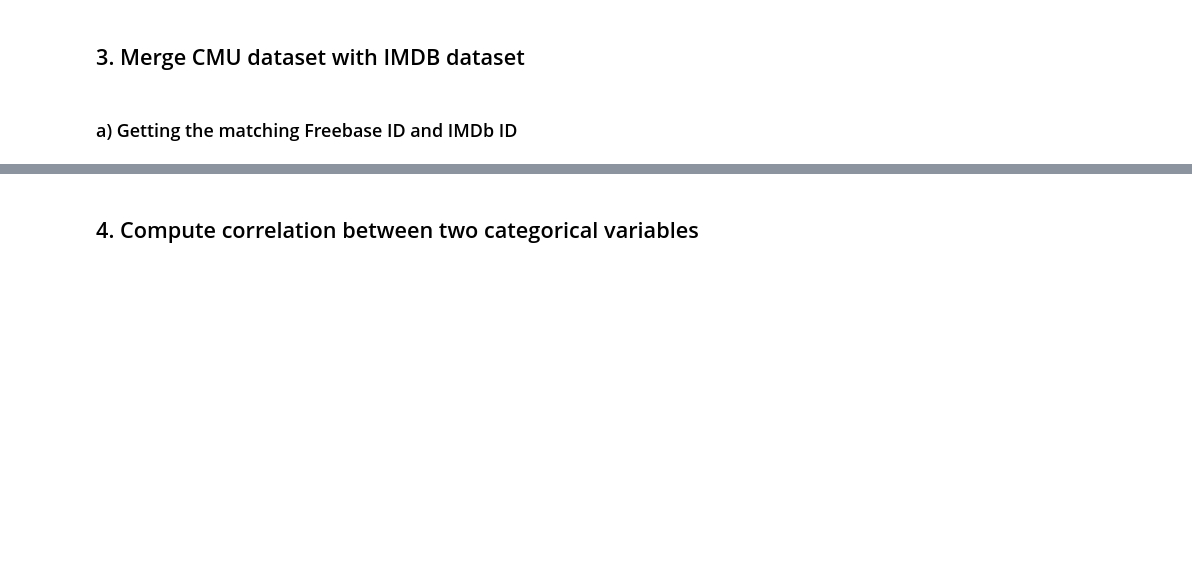
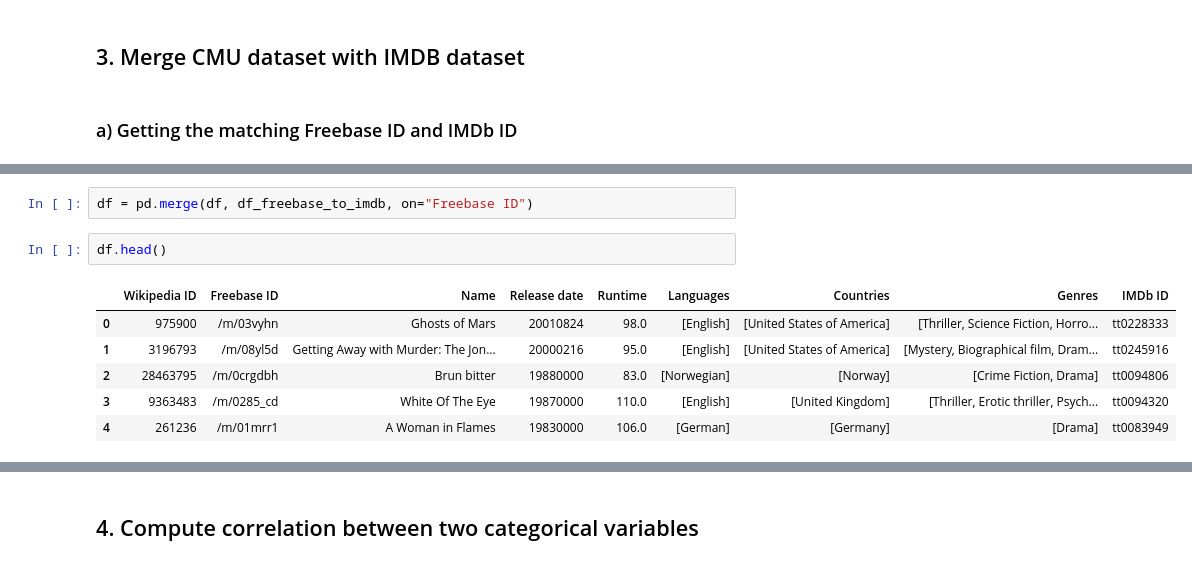
Before and after one commit to epfl-ada/ada-2022-project-cardano, a Jupyter notebook: projectMilestone2.ipynb, the cells around one changed output, grey strips where cells are left out. Saved outputs shown, nothing was run; the diff lists cells and outputs as text; blank space fills up the shorter version.

```diff
--- a/projectMilestone2.ipynb
+++ b/projectMilestone2.ipynb
@@ -351,0 +405,11 @@ where
+# %%
+df = pd.merge(df, df_freebase_to_imdb, on="Freebase ID")
+# %%
+df.head()
+# %% [output]
+|  | Wikipedia ID | Freebase ID | Name | Release date | Runtime | Languages | Countries | Genres | IMDb ID |
+| 0 | 975900 | /m/03vyhn | Ghosts of Mars | 20010824 | 98.0 | [English] | [United States of America] | [Thriller, Science Fiction, Horro... | tt0228333 |
+| 1 | 3196793 | /m/08yl5d | Getting Away with Murder: The Jon... | 20000216 | 95.0 | [English] | [United States of America] | [Mystery, Biographical film, Dram... | tt0245916 |
+| 2 | 28463795 | /m/0crgdbh | Brun bitter | 19880000 | 83.0 | [Norwegian] | [Norway] | [Crime Fiction, Drama] | tt0094806 |
+| 3 | 9363483 | /m/0285_cd | White Of The Eye | 19870000 | 110.0 | [English] | [United Kingdom] | [Thriller, Erotic thriller, Psych... | tt0094320 |
+| 4 | 261236 | /m/01mrr1 | A Woman in Flames | 19830000 | 106.0 | [German] | [Germany] | [Drama] | tt0083949 |
```
Also changed, not shown: parts of 64 cells of this notebook, 1 other file.
